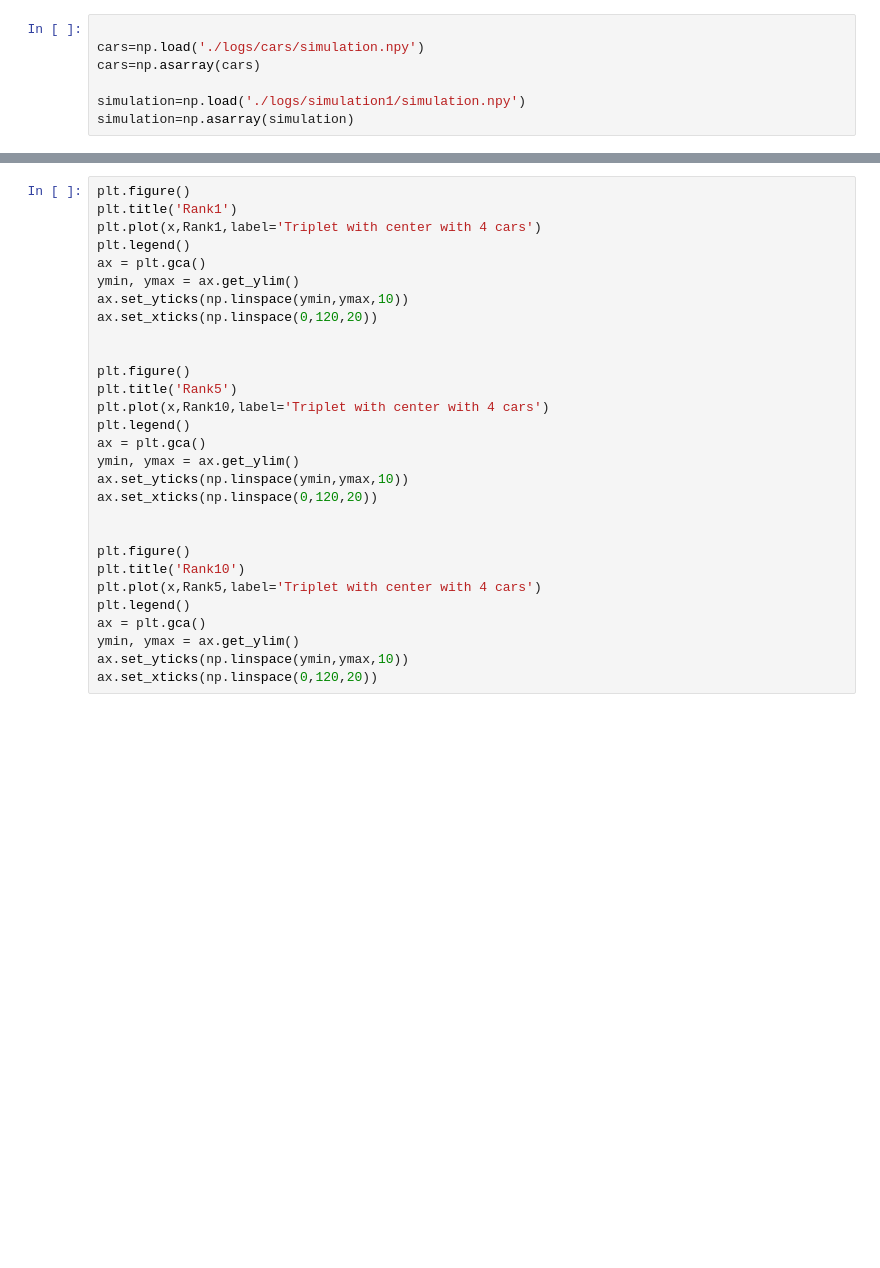
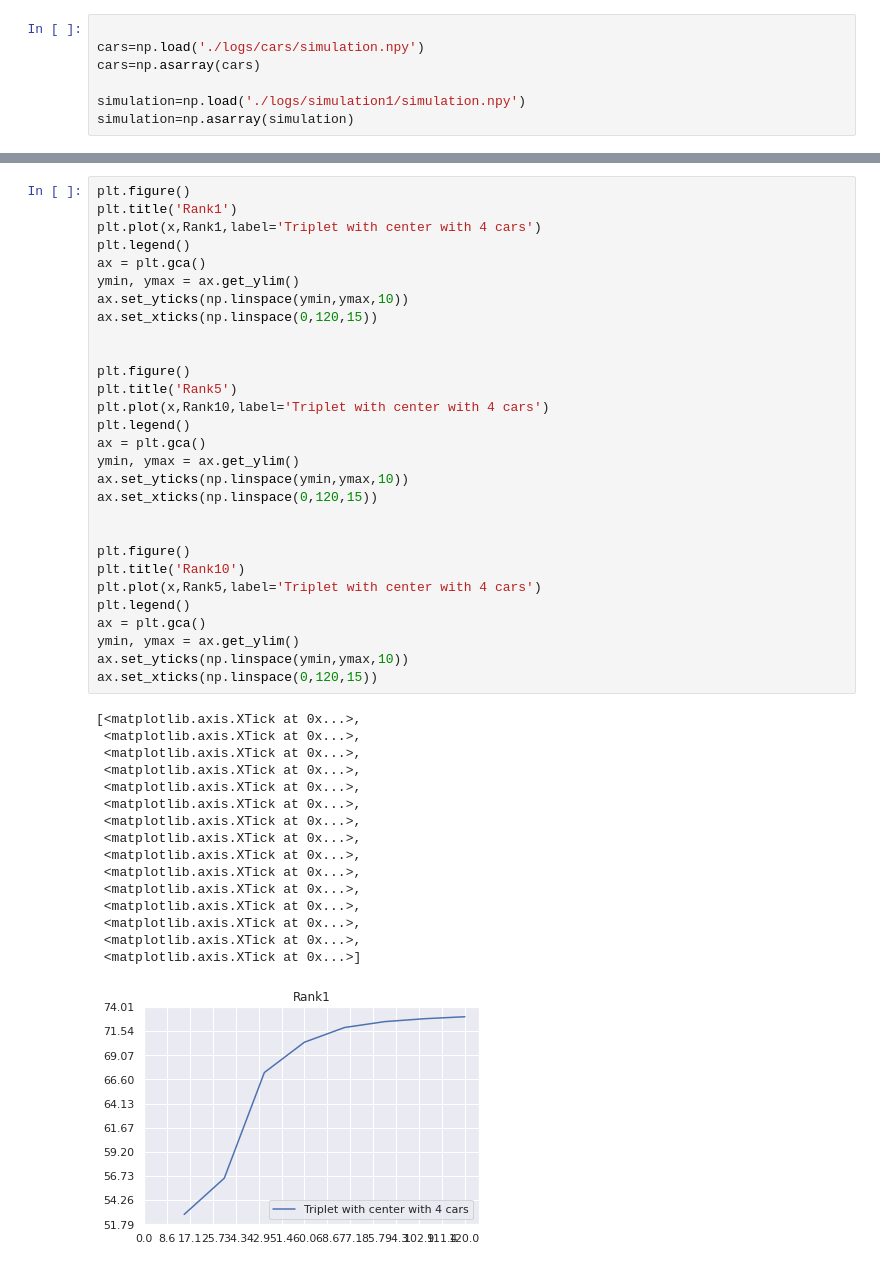
Before and after one commit to nodiz/reid-strong-baseline, a Jupyter notebook: plot log.ipynb, the cells around one changed output, grey strips where cells are left out. Cells and saved outputs as stored; diff of their text form; blank space fills up the shorter version.

```diff
--- a/plot log.ipynb
+++ b/plot log.ipynb
@@ -157,29 +170,46 @@ ax.set_xticks(np.linspace(0,120,20))
 # %%
 plt.figure()
 plt.title('Rank1')
 plt.plot(x,Rank1,label='Triplet with center with 4 cars')
 plt.legend()
 ax = plt.gca()
 ymin, ymax = ax.get_ylim()
 ax.set_yticks(np.linspace(ymin,ymax,10))
-ax.set_xticks(np.linspace(0,120,20))
+ax.set_xticks(np.linspace(0,120,15))
 
 
 plt.figure()
 plt.title('Rank5')
 plt.plot(x,Rank10,label='Triplet with center with 4 cars')
 plt.legend()
 ax = plt.gca()
 ymin, ymax = ax.get_ylim()
 ax.set_yticks(np.linspace(ymin,ymax,10))
-ax.set_xticks(np.linspace(0,120,20))
+ax.set_xticks(np.linspace(0,120,15))
 
 
 plt.figure()
 plt.title('Rank10')
 plt.plot(x,Rank5,label='Triplet with center with 4 cars')
 plt.legend()
 ax = plt.gca()
 ymin, ymax = ax.get_ylim()
 ax.set_yticks(np.linspace(ymin,ymax,10))
-ax.set_xticks(np.linspace(0,120,20))
+ax.set_xticks(np.linspace(0,120,15))
+# %% [output]
+[<matplotlib.axis.XTick at 0x...>,
+ <matplotlib.axis.XTick at 0x...>,
+ <matplotlib.axis.XTick at 0x...>,
+ <matplotlib.axis.XTick at 0x...>,
+ <matplotlib.axis.XTick at 0x...>,
+ <matplotlib.axis.XTick at 0x...>,
+ <matplotlib.axis.XTick at 0x...>,
+ <matplotlib.axis.XTick at 0x...>,
+ <matplotlib.axis.XTick at 0x...>,
+ <matplotlib.axis.XTick at 0x...>,
+ <matplotlib.axis.XTick at 0x...>,
+ <matplotlib.axis.XTick at 0x...>,
+ <matplotlib.axis.XTick at 0x...>,
+ <matplotlib.axis.XTick at 0x...>,
+ <matplotlib.axis.XTick at 0x...>]
+[figure, added]
```
Also changed, not shown: parts of 3 cells of this notebook.
